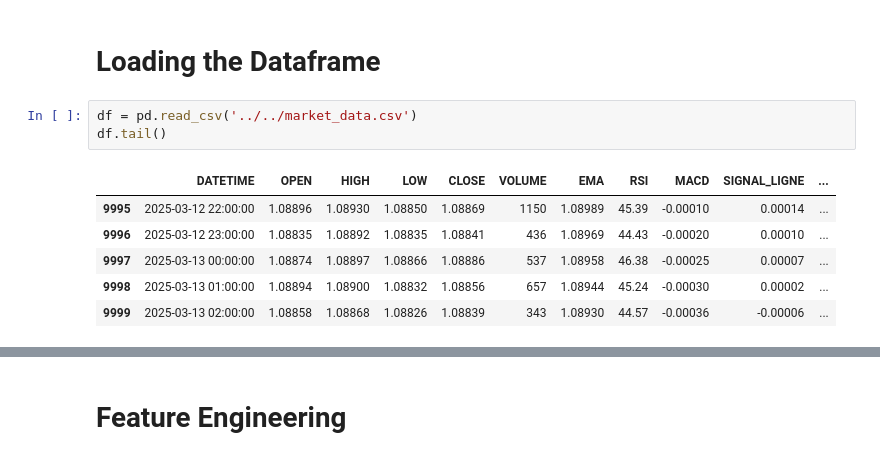
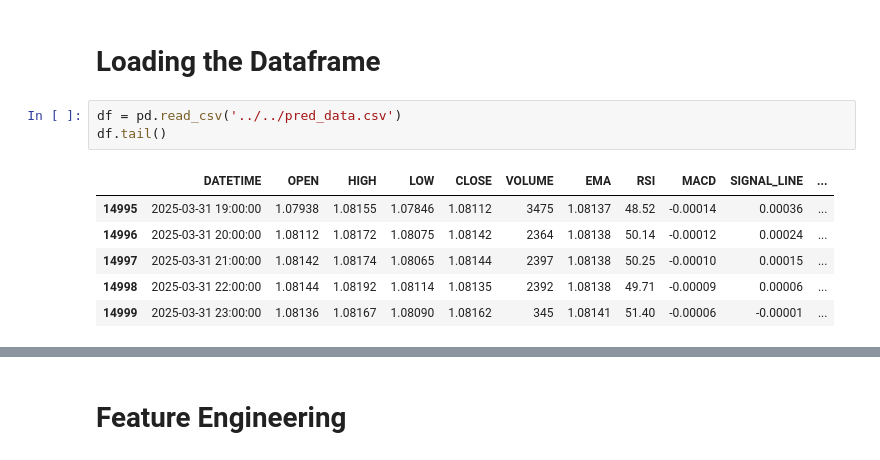
Before and after one commit to stephcyrille/bot-lstm, a Jupyter notebook: notebooks/modelisation/model_lstm_4_reg_eur_usd.ipynb, the cells around one changed output, grey strips where cells are left out. Saved outputs shown, nothing was run; the diff lists cells and outputs as text.

```diff
--- a/notebooks/modelisation/model_lstm_4_reg_eur_usd.ipynb
+++ b/notebooks/modelisation/model_lstm_4_reg_eur_usd.ipynb
@@ -25,15 +22,15 @@ BATCH_SIZE = 32
 # %% [markdown]
 # Loading the Dataframe
 # %%
-df = pd.read_csv('../../market_data.csv')
+df = pd.read_csv('../../pred_data.csv')
 df.tail()
 # %% [output]
-|  | DATETIME | OPEN | HIGH | LOW | CLOSE | VOLUME | EMA | RSI | MACD | SIGNAL_LIGNE | ... |
-| 9995 | 2025-03-12 22:00:00 | 1.08896 | 1.08930 | 1.08850 | 1.08869 | 1150 | 1.08989 | 45.39 | -0.00010 | 0.00014 | ... |
-| 9996 | 2025-03-12 23:00:00 | 1.08835 | 1.08892 | 1.08835 | 1.08841 | 436 | 1.08969 | 44.43 | -0.00020 | 0.00010 | ... |
-| 9997 | 2025-03-13 00:00:00 | 1.08874 | 1.08897 | 1.08866 | 1.08886 | 537 | 1.08958 | 46.38 | -0.00025 | 0.00007 | ... |
-| 9998 | 2025-03-13 01:00:00 | 1.08894 | 1.08900 | 1.08832 | 1.08856 | 657 | 1.08944 | 45.24 | -0.00030 | 0.00002 | ... |
-| 9999 | 2025-03-13 02:00:00 | 1.08858 | 1.08868 | 1.08826 | 1.08839 | 343 | 1.08930 | 44.57 | -0.00036 | -0.00006 | ... |
+|  | DATETIME | OPEN | HIGH | LOW | CLOSE | VOLUME | EMA | RSI | MACD | SIGNAL_LINE | ... |
+| 14995 | 2025-03-31 19:00:00 | 1.07938 | 1.08155 | 1.07846 | 1.08112 | 3475 | 1.08137 | 48.52 | -0.00014 | 0.00036 | ... |
+| 14996 | 2025-03-31 20:00:00 | 1.08112 | 1.08172 | 1.08075 | 1.08142 | 2364 | 1.08138 | 50.14 | -0.00012 | 0.00024 | ... |
+| 14997 | 2025-03-31 21:00:00 | 1.08142 | 1.08174 | 1.08065 | 1.08144 | 2397 | 1.08138 | 50.25 | -0.00010 | 0.00015 | ... |
+| 14998 | 2025-03-31 22:00:00 | 1.08144 | 1.08192 | 1.08114 | 1.08135 | 2392 | 1.08138 | 49.71 | -0.00009 | 0.00006 | ... |
+| 14999 | 2025-03-31 23:00:00 | 1.08136 | 1.08167 | 1.08090 | 1.08162 | 345 | 1.08141 | 51.40 | -0.00006 | -0.00001 | ... |
 # %%
 ts = df.copy()
 ts['DATETIME'] = pd.to_datetime(ts['DATETIME'])
```
Also changed, not shown: parts of 8 cells of this notebook.
